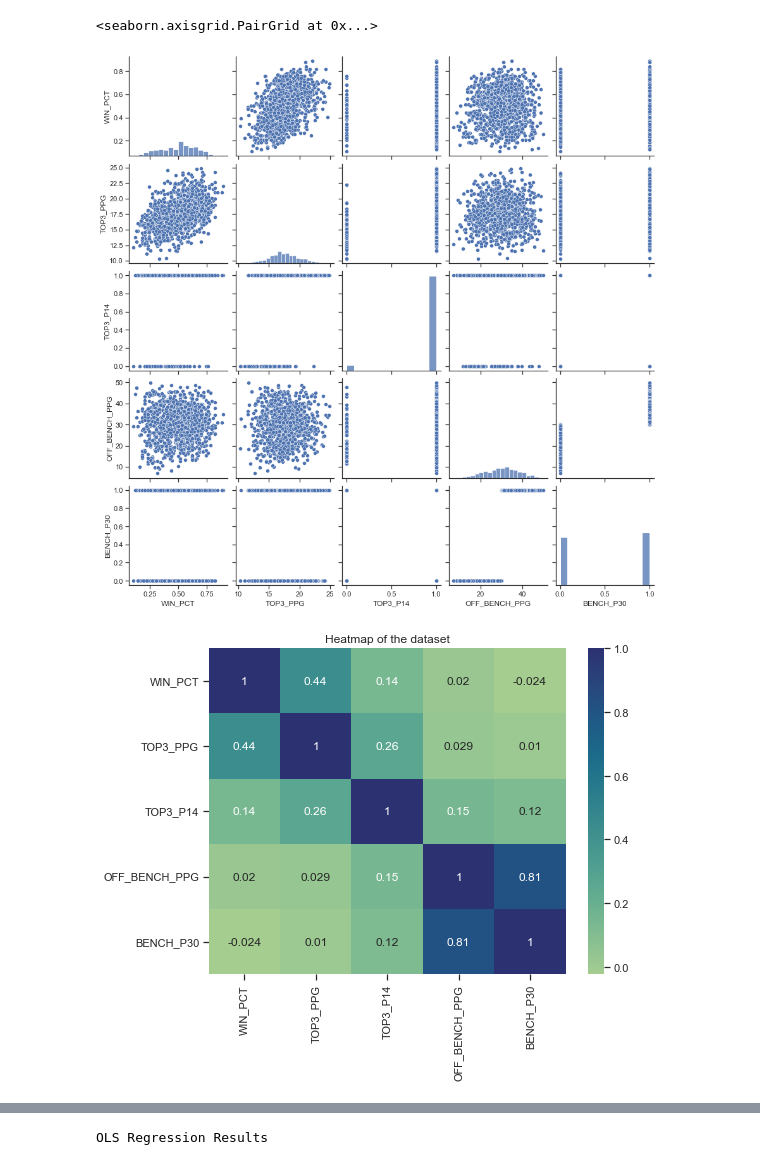
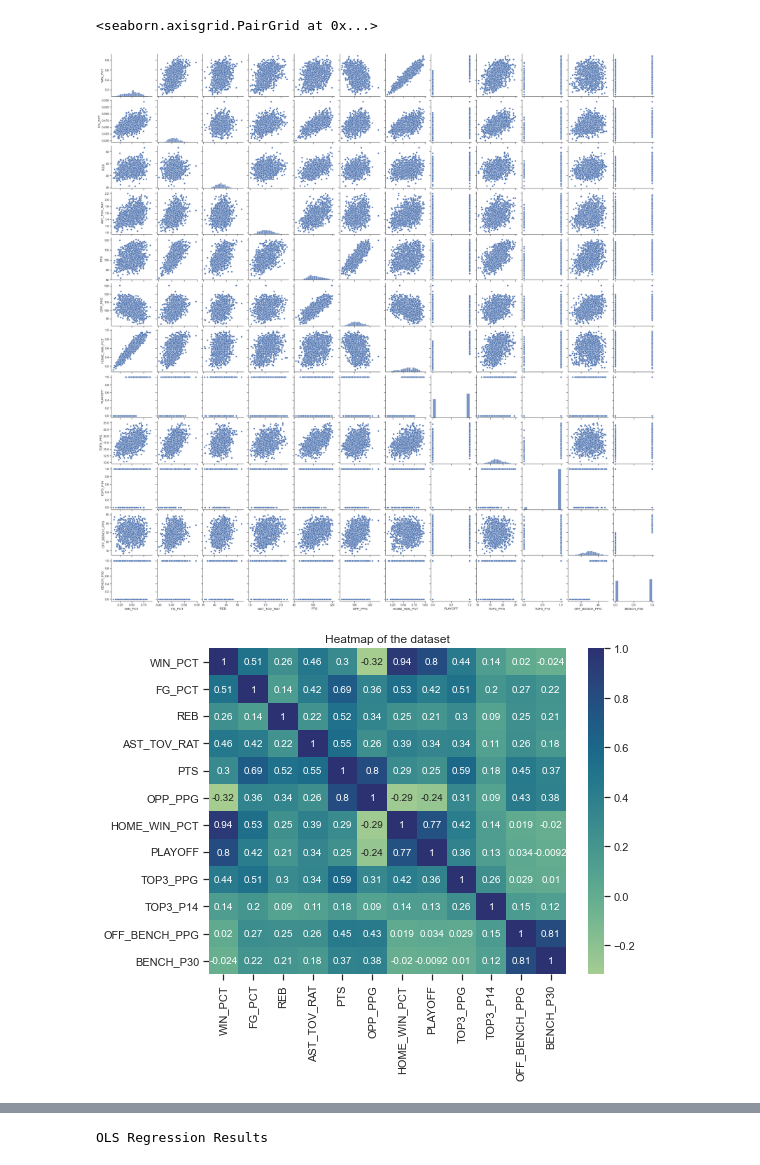
Before and after one commit to marcelcastrolima/nba_data_project, a Jupyter notebook: linear_regression_model.ipynb, the cells around one changed output, grey strips where cells are left out. Saved outputs shown, nothing was run; the diff lists cells and outputs as text; code cells hidden in the pictures.

```diff
--- a/linear_regression_model.ipynb
+++ b/linear_regression_model.ipynb
@@ -12,4 +12,4 @@ from statsmodels.othermod import betareg
 pd.set_option('max_columns', None)
 sns.set_theme(style="ticks")
 # %%
-team_year_by_year = pd.read_csv('result_all_teams.csv')
+all_teams_full = pd.read_csv('all_teams_full_cleaned.csv')
@@ -215,5 +15,0 @@ Merging Data from Rosters and Players with Standings Data
-# %%
-all_teams_full = all_teams_data.copy()
-all_teams_full = all_teams_full.merge(rosters_players_top3_mean, how='inner', on=['TEAM_ID', 'YEAR'])
-all_teams_full = all_teams_full.merge(rosters_players_top3_min, how='inner', on=['TEAM_ID', 'YEAR'])
-all_teams_full = all_teams_full.merge(off_the_bench_sum, how='inner', on=['TEAM_ID', 'YEAR'])
@@ -255,0 +16,2 @@ new_features_matrix
+# %%
+all_features = all_teams_full.drop(columns=['TEAM_ID', 'TEAM_NAME', 'YEAR'])
@@ -256,18 +34,18 @@ new_features_matrix
 # %%
-sns.pairplot(new_features_matrix)
+sns.pairplot(all_features)
 # %% [output]
 <seaborn.axisgrid.PairGrid at 0x...>
-[figure, old version]
+[figure, new version]
 # %%
 # Create a heatmap to visualize how correlated variables are
 plt.figure(figsize=(8, 6))
 sns.heatmap(
-    new_features_matrix.corr(),
+    all_features.corr(),
     annot=True,
     cmap="crest")
 plt.title("Heatmap of the dataset")
 plt.show()
 # %% [output]
-[figure, old version]
+[figure, new version]
 # %%
 test_model_new_features = all_teams_full[['WIN_PCT', 'FG_PCT','REB','AST_TOV_RAT','OPP_PPG', 'TOP3_P14']]
```
Also changed, not shown: parts of 32 cells of this notebook.
